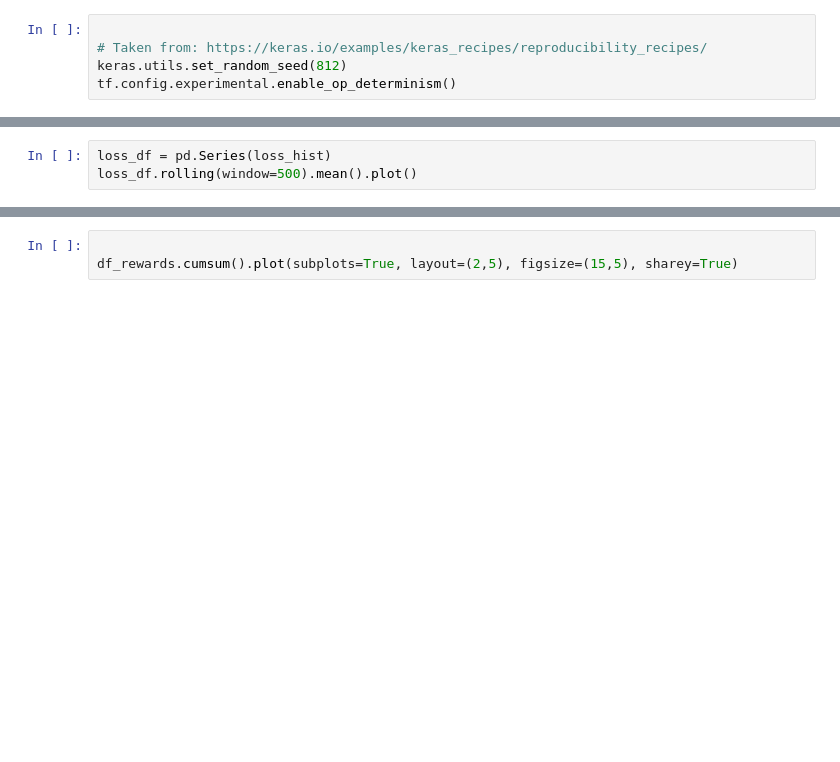
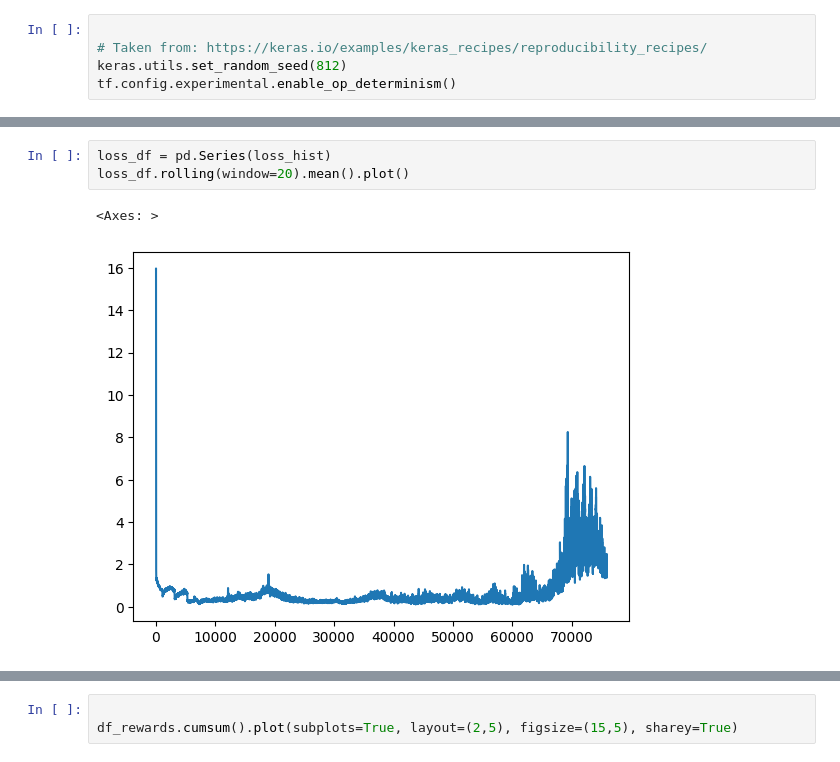
Before and after one commit to damianrodr/rl_atari, a Jupyter notebook: rl_atari_breakout.ipynb, the cells around one changed output, grey strips where cells are left out. Saved outputs shown, nothing was run; the diff lists cells and outputs as text; blank space fills up the shorter version.

```diff
--- a/rl_atari_breakout.ipynb
+++ b/rl_atari_breakout.ipynb
@@ -241,6 +232,9 @@ KeyboardInterrupt:
 # %%
 loss_df = pd.Series(loss_hist)
-loss_df.rolling(window=500).mean().plot()
+loss_df.rolling(window=20).mean().plot()
+# %% [output]
+<Axes: >
+[figure, added]
 # %%
 
 df_episodes = pd.DataFrame({
```
Also changed, not shown: parts of 21 cells of this notebook, 2 other files.
